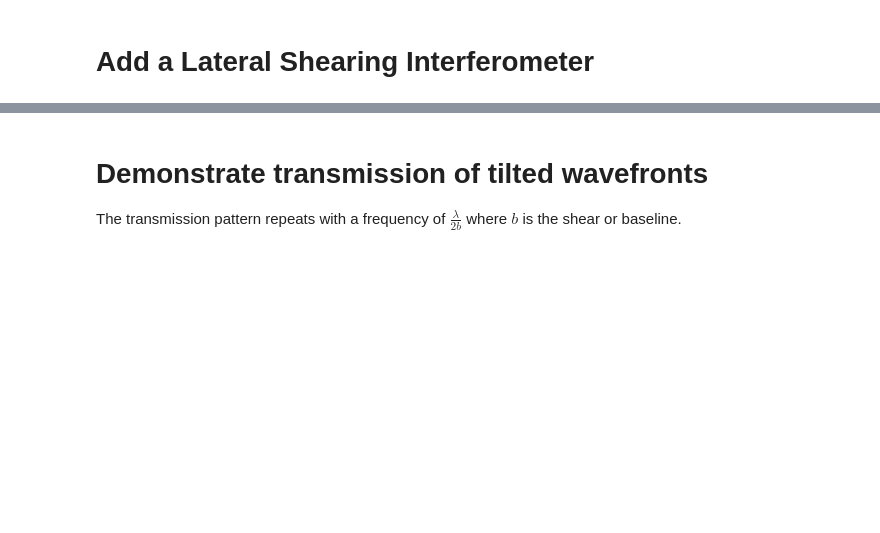
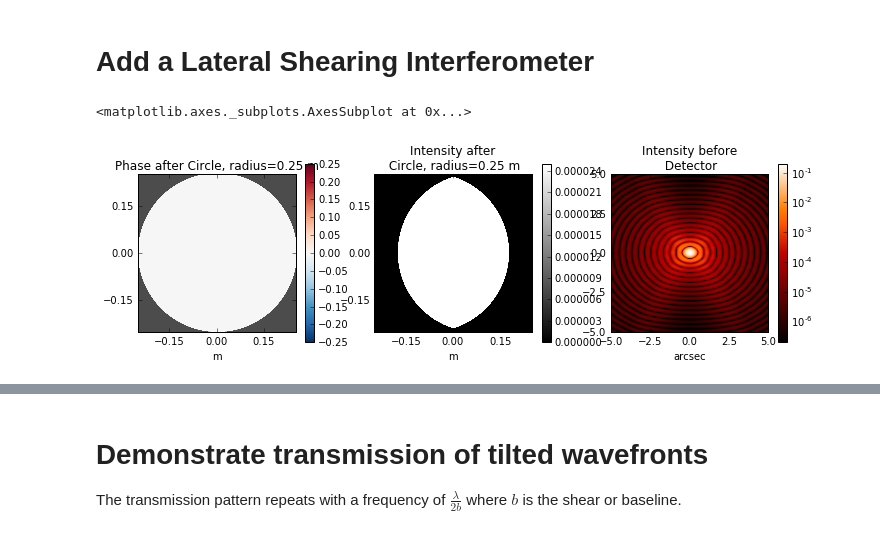
Before and after one commit to douglase/poppy_nulling, a Jupyter notebook: Basic Lateral Shearing Interferometer (Nuller).ipynb, the cells around one changed output, grey strips where cells are left out. Cells and saved outputs as stored; diff of their text form; code cells hidden in the pictures; blank space fills up the shorter version.

Commit message:
updating LSI model to include arm mismatch

```diff
--- a/Basic Lateral Shearing Interferometer (Nuller).ipynb
+++ b/Basic Lateral Shearing Interferometer (Nuller).ipynb
@@ -43,3 +43,23 @@ wf_fraunhofer.display(what='intensity',colorbar=True,imagecrop=20,ax=ax3)
 # Add a Lateral Shearing Interferometer
 # %%
 from poppy_nulling import lsi
+# %%
+reload(lsi)
+wf_fraunhofer = poppy.Wavefront(diam=0.5, wavelength=675e-9,npix=1024,oversample=4)
+wf_fraunhofer *= aperture
+plt.figure(figsize=(12,4))
+ax1=plt.subplot(131)
+wf_fraunhofer.display(what='phase',colorbar=True,ax=ax1)
+lsi.shearing_nuller(wf_fraunhofer, shear=.15*u.m,bright=False,shear_axis='x',
+                    one_arm_error=.99) #add a 1% reflectivity mismatch to one arm
+lsi.mask_noninterference(wf_fraunhofer, aperture,shear=0.15*u.m,shear_axis='x')
+
+ax2=plt.subplot(132)
+wf_fraunhofer.display(what='intensity',colorbar=True,imagecrop=20,ax=ax2)
+wf_fraunhofer.propagateTo(detector)
+ax3=plt.subplot(133)
+wf_fraunhofer.display(what='intensity',colorbar=True,imagecrop=20,ax=ax3)
+#plt.tight_layout()
+# %% [output]
+<matplotlib.axes._subplots.AxesSubplot at 0x...>
+[figure, added]
```
Also changed, not shown: parts of 6 cells of this notebook, 3 other files.
